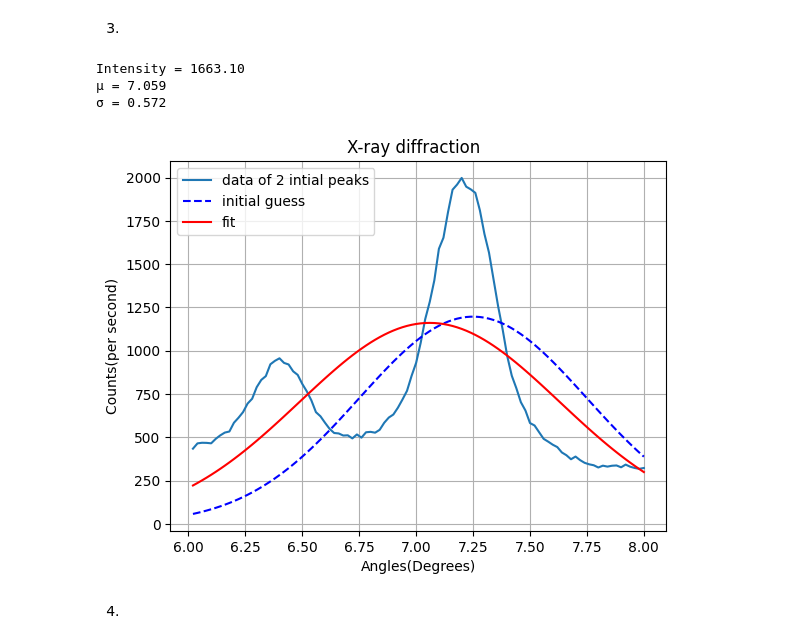
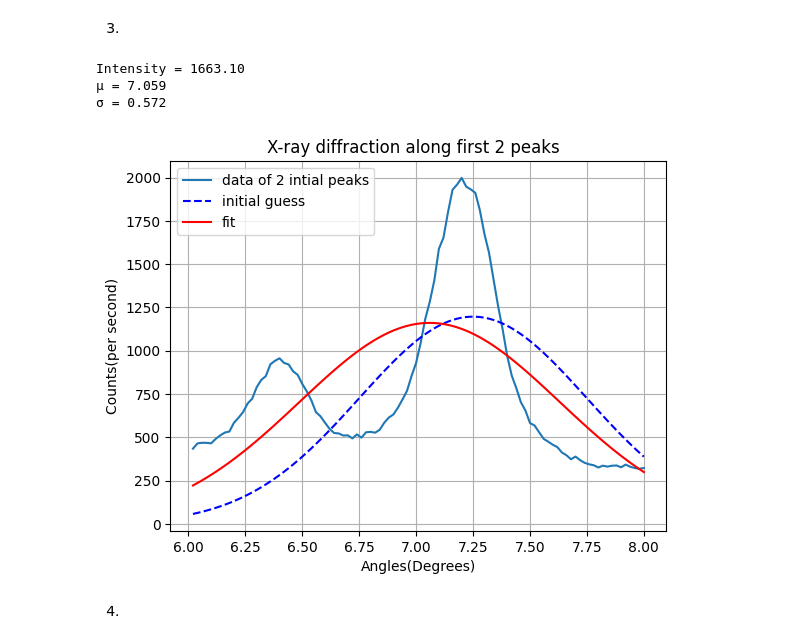
Before and after one commit to PX2145-2025/week-4-b-Kian-Lineham-04, a Jupyter notebook: Curvefit.ipynb, the cells around one changed output. Cells and saved outputs as stored; diff of their text form; code cells hidden in the pictures.

```diff
--- a/Curvefit.ipynb
+++ b/Curvefit.ipynb
@@ -300,35 +300,35 @@ plt.plot(angles_selected,counts_selected, label='data of 2 intial peaks')
 
 #define the range of angles we are working over now
 angle_plot = np.linspace(min(angles_selected),max(angles_selected),100)
 
 #define initial guess
 p_guess = np.array([1500, 7.25, 0.5]) #guess intensity, mu, sigma
 #mu seams to be around 7.25 based on height of 2nd peak
 #intensity seems to be around 1500 due to peak being between 2000-500
 #most data seems to be around peak so say sigma=0.5
 
 #using function to generate our y-variable data based on guess
 counts_guess = Gau(angle_plot, *p_guess)
 plt.plot(angle_plot, counts_guess, 'b--', label='initial guess')
 
 #using curvefit to get a more accurate fit
 popt, pcov = curve_fit(Gau, angles_selected, counts_selected, p_guess) # do fit
 counts_fit=Gau(angle_plot, *popt)
 plt.plot(angle_plot, counts_fit, 'r-', label='fit')
 plt.legend()
 plt.grid()
 plt.xlabel('Angles(Degrees)')
 plt.ylabel('Counts(per second)')
-plt.title('X-ray diffraction  ')
+plt.title('X-ray diffraction along first 2 peaks  ')
 
 print(f"Intensity = {popt[0]:.2f}")
 print(f"μ = {popt[1]:.3f}")
 print(f"σ = {popt[2]:.3f}")
 # %% [output]
 Intensity = 1663.10
 μ = 7.059
 σ = 0.572
-[figure, old version]
+[figure, new version]
 # %% [markdown]
 4.
 # %%
```
Also changed, not shown: parts of 3 cells of this notebook.
